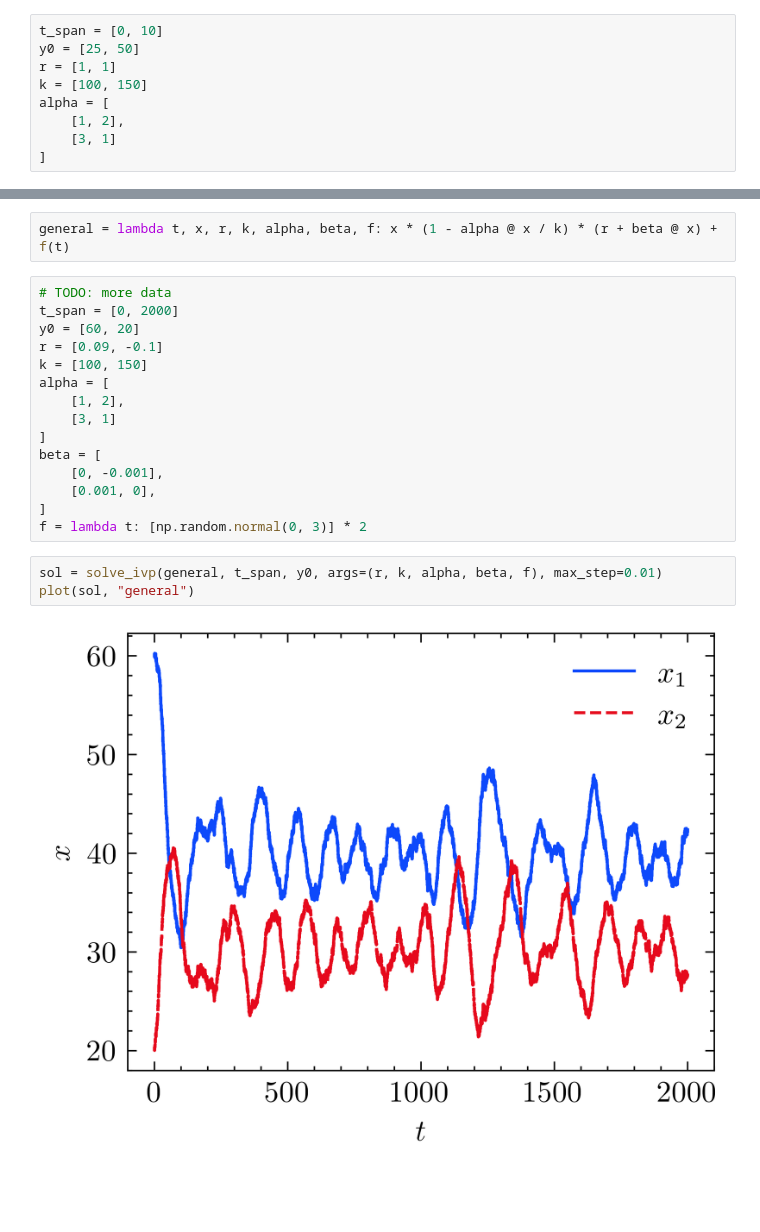
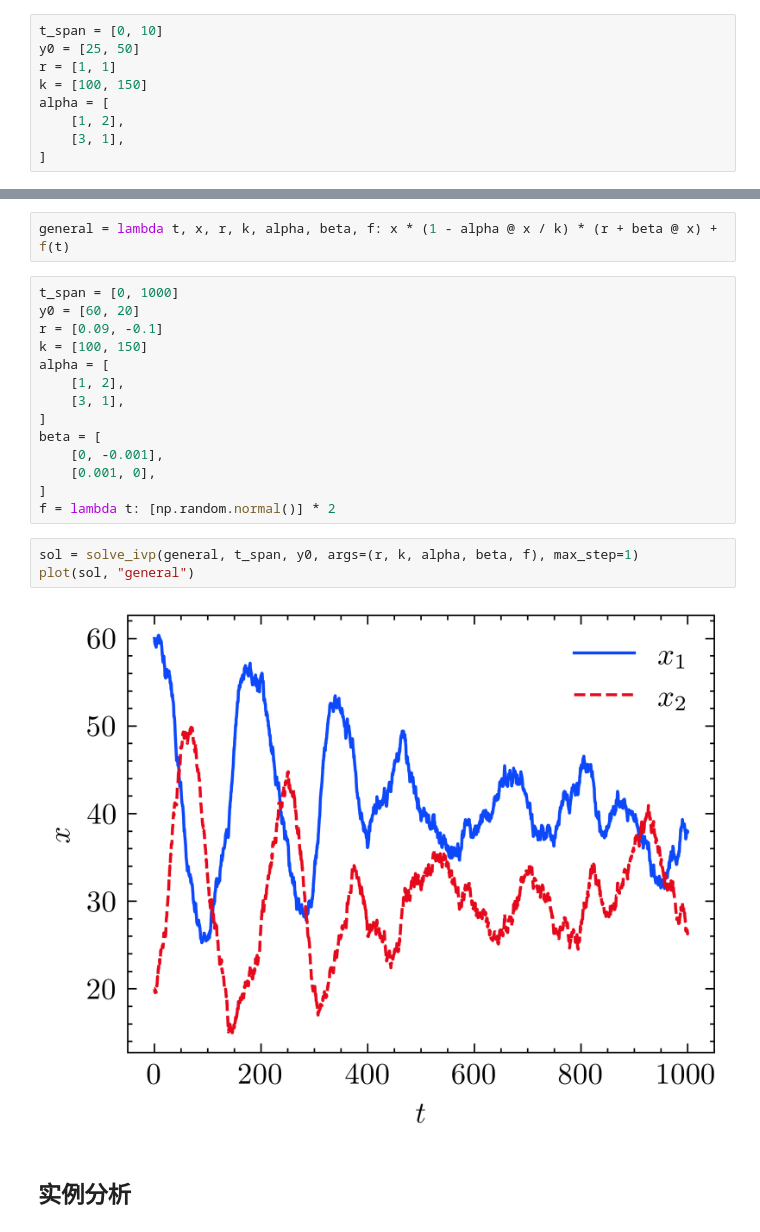
Before and after one commit to chengzi-2333/ecosystem-modeling, a Jupyter notebook: data/models.ipynb, the cells around one changed output, grey strips where cells are left out. Drawn from its saved outputs; the diff is of its cells as text; blank space fills up the shorter version.

```diff
--- a/data/models.ipynb
+++ b/data/models.ipynb
@@ -72,7 +72,7 @@ r = [1, 1]
 k = [100, 150]
 alpha = [
     [1, 2],
-    [3, 1]
+    [3, 1],
 ]
 # %%
 sol = solve_ivp(lvc, t_span, y0, args=(r, k, alpha), max_step=0.01)
@@ -142,22 +144,23 @@ $$
 # %%
 general = lambda t, x, r, k, alpha, beta, f: x * (1 - alpha @ x / k) * (r + beta @ x) + f(t)
 # %%
-# TODO: more data
-t_span = [0, 2000]
+t_span = [0, 1000]
 y0 = [60, 20]
 r = [0.09, -0.1]
 k = [100, 150]
 alpha = [
     [1, 2],
-    [3, 1]
+    [3, 1],
 ]
 beta = [
     [0, -0.001],
     [0.001, 0],
 ]
-f = lambda t: [np.random.normal(0, 3)] * 2
+f = lambda t: [np.random.normal()] * 2
 # %%
-sol = solve_ivp(general, t_span, y0, args=(r, k, alpha, beta, f), max_step=0.01)
+sol = solve_ivp(general, t_span, y0, args=(r, k, alpha, beta, f), max_step=1)
 plot(sol, "general")
 # %% [output]
-[figure, old version]
+[figure, new version]
+# %% [markdown]
+## 实例分析
```
Also changed, not shown: parts of 8 cells of this notebook, 8 other files.
